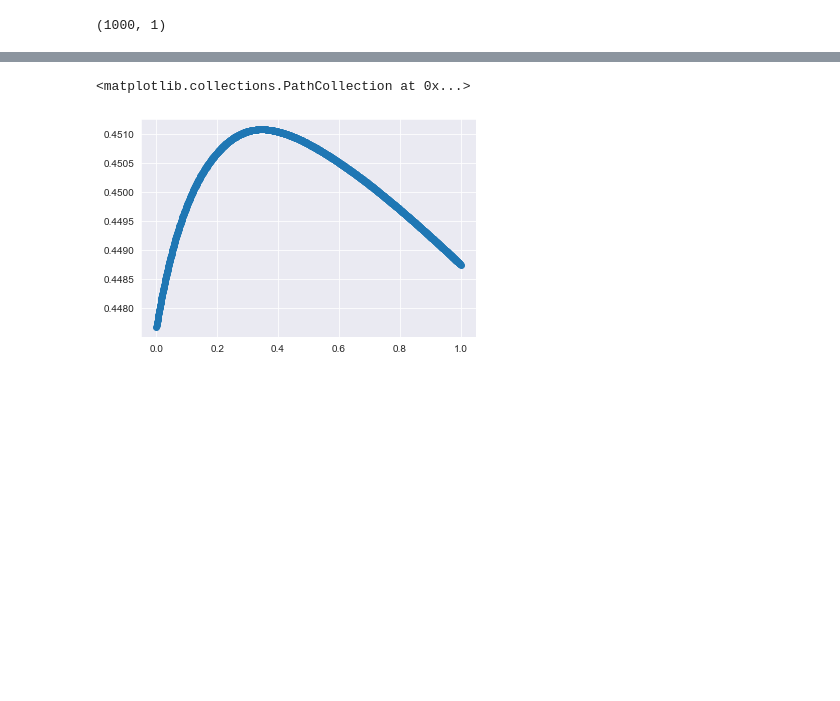
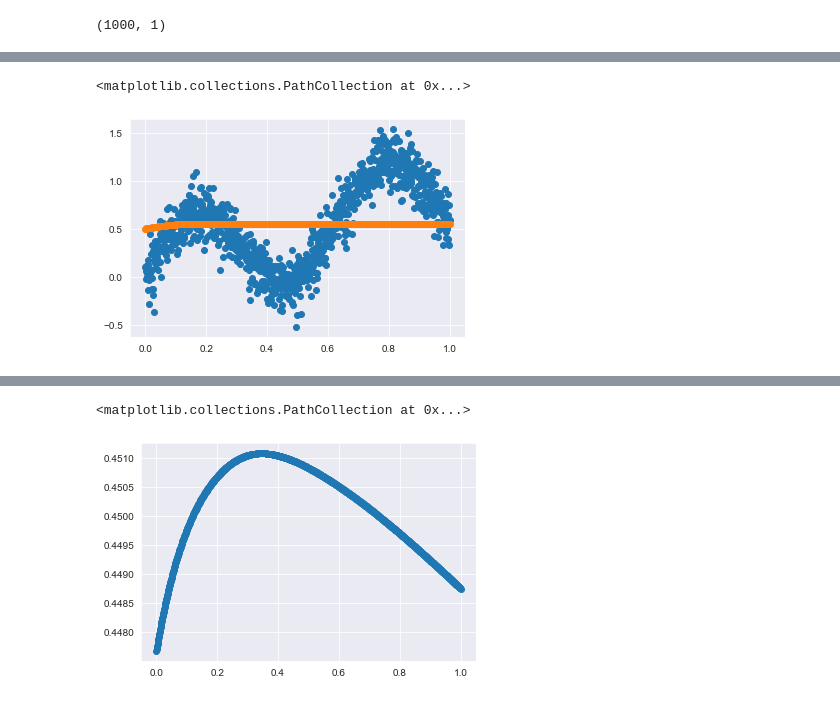
Before and after one commit to raspstephan/probabilistic_networks, a Jupyter notebook: toy_problems.ipynb, the cells around one changed output, grey strips where cells are left out. Drawn from its saved outputs; the diff is of its cells as text; code cells hidden in the pictures; blank space fills up the shorter version.

```diff
--- a/toy_problems.ipynb
+++ b/toy_problems.ipynb
@@ -99,3 +87,9 @@ plt.scatter(x_valid, preds)
+# %%
+plt.scatter(x_valid, y_valid)
+plt.scatter(x_valid, preds[:, 0])
+# %% [output]
+<matplotlib.collections.PathCollection at 0x...>
+[figure, added]
 # %%
 plt.scatter(x_valid, y_valid)
 plt.scatter(x_valid, preds[:, 0])
```
Also changed, not shown: parts of 8 cells of this notebook.
